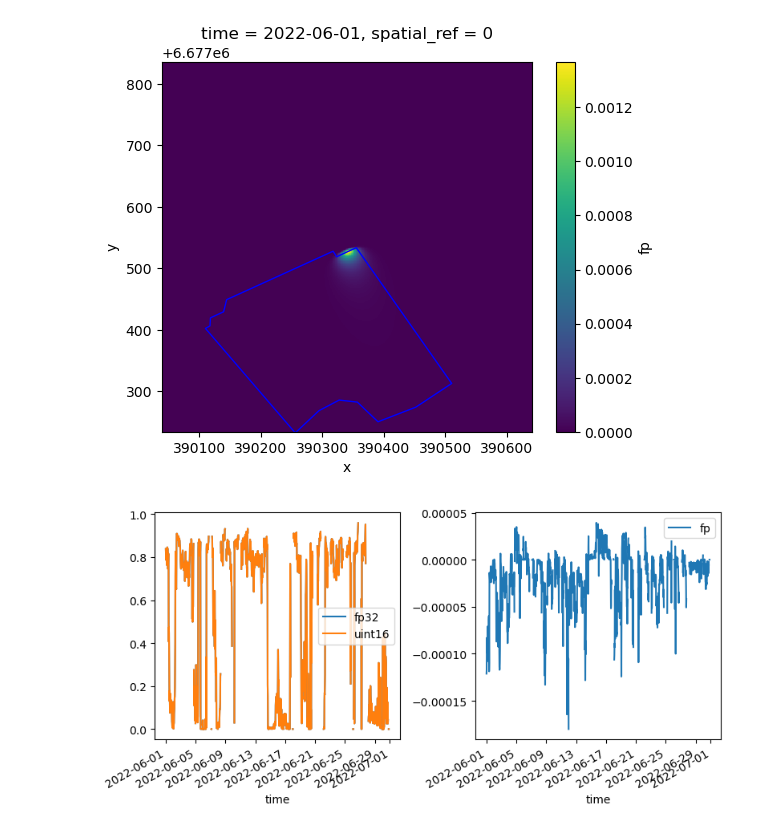
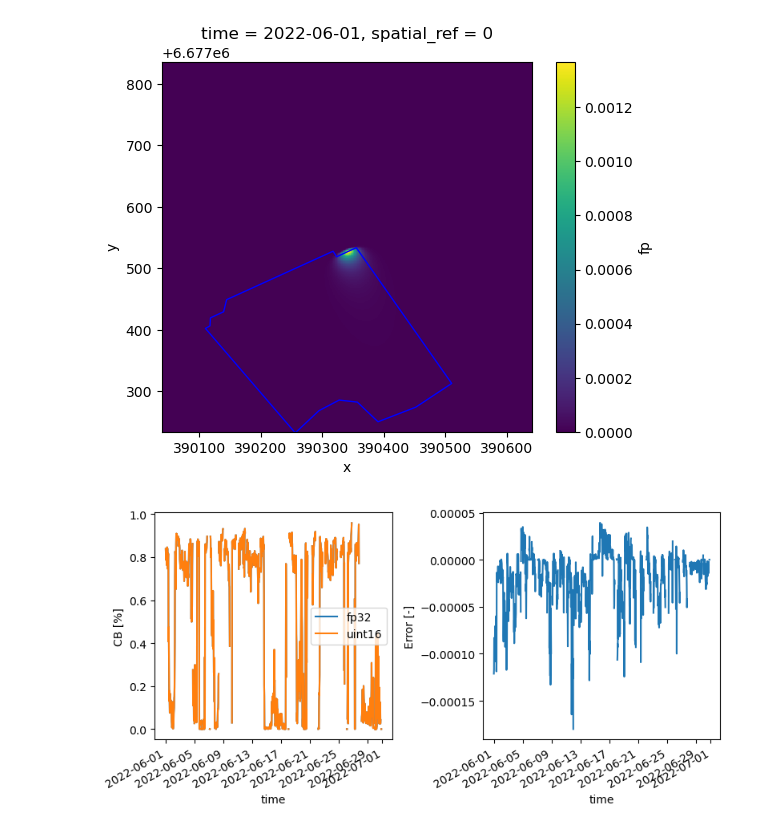
Before and after one commit to buzacott/xr-ffp, a Jupyter notebook: analyse_results.ipynb, the cells around one changed output. Drawn from its saved outputs; the diff is of its cells as text; code cells hidden in the pictures.

```diff
--- a/analyse_results.ipynb
+++ b/analyse_results.ipynb
@@ -11,8 +11,8 @@ import matplotlib.pyplot as plt
 # %% [markdown]
 ## Compare compression methods
 # %%
-xds_fp32 = xr.open_dataset('results/2022-06_ffp.nc')
-xds_uint16 = xr.open_dataset('results/2022-06_ffp_lossy.nc')
+xds_fp32 = xr.open_dataset('results/2022-06_ffp.zarr')
+xds_uint16 = xr.open_dataset('results/2022-06_ffp_lossy.zarr')
 # %%
 # Example from one timestep
 fig, ax = plt.subplots(1, 3, figsize=(12,3))
@@ -123,13 +123,16 @@ cb_uint16 = calc_cb(xds_uint16)
 # %%
 # Differences are nice and small
 fig, ax = plt.subplots(1, 2, figsize=(8,4))
 
 cb_fp32.plot(y='fp', label='fp32', ax=ax[0])
 cb_uint16.plot(y='fp', label='uint16', ax=ax[0])
 
-(cb_fp32 - cb_uint16).plot(label='error', ax=ax[1])
+(cb_fp32 - cb_uint16).plot(y='fp', legend=None, ax=ax[1])
+
+ax[0].set_ylabel('CB [%]')
+ax[1].set_ylabel('Error [-]')
 
 plt.tight_layout()
 plt.show()
 # %% [output]
-[figure, old version]
+[figure, new version]
```
Also changed, not shown: 2 other files.
